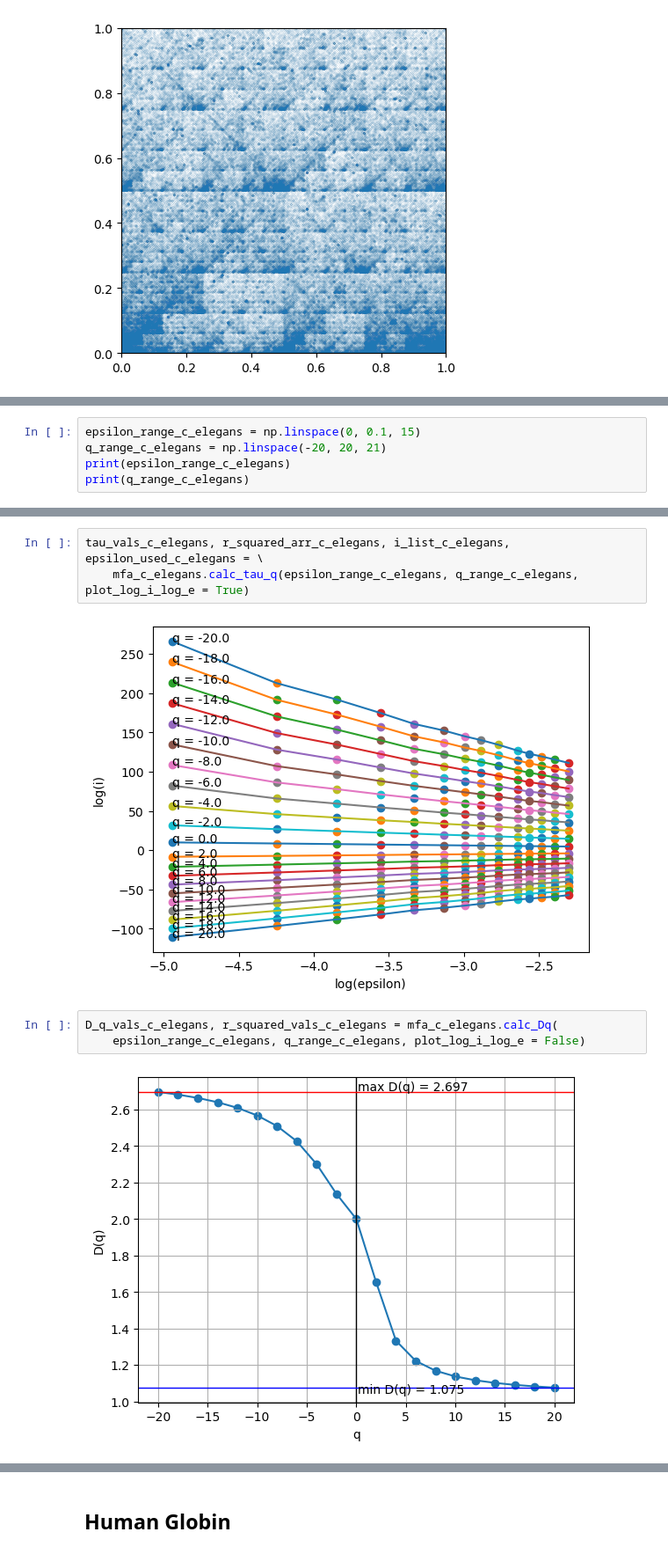
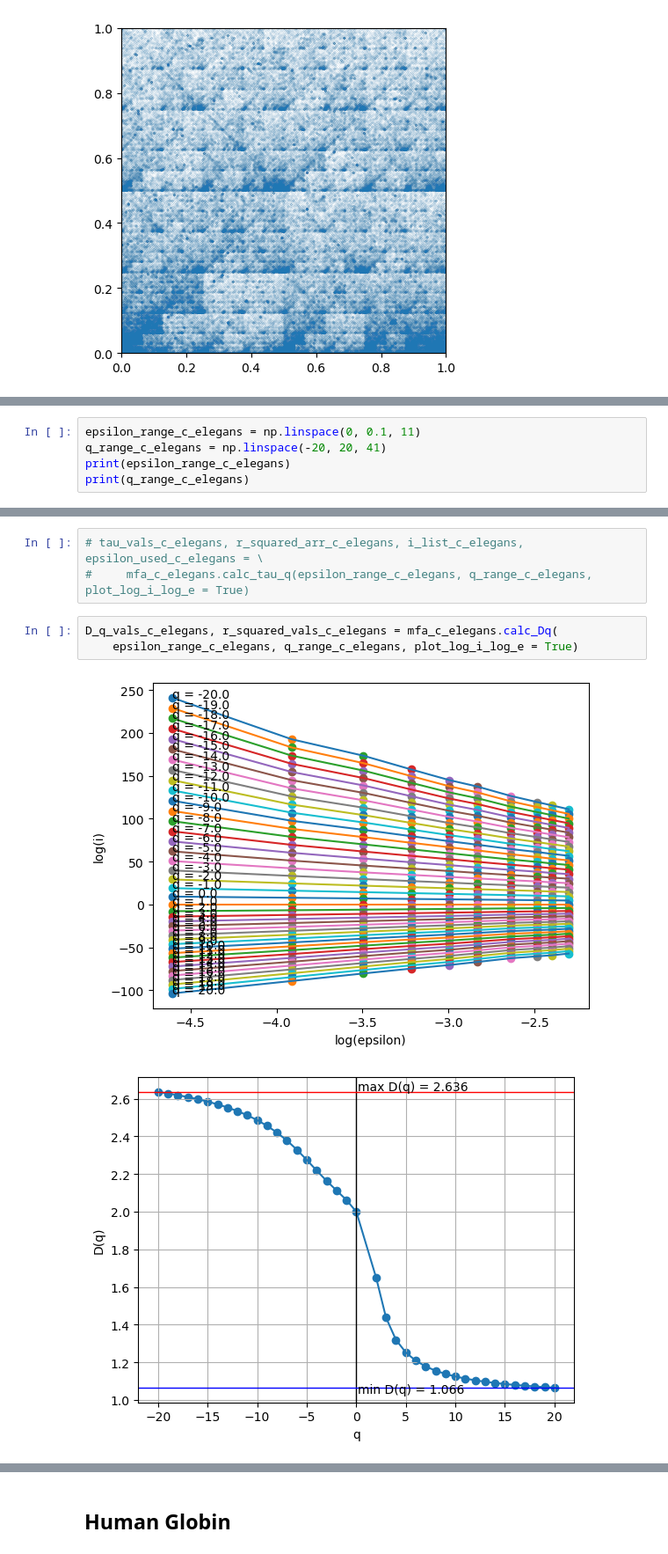
Before and after one commit to DiegoFLM/Analysis-of-microbial-genomes--MFA-GC-content-lifestyle-and-human-microbiome, a Jupyter notebook: notebooks_and_info/MFA_code/cgr_nb.ipynb, the cells around one changed output, grey strips where cells are left out. Shown at 88% size. Cells and saved outputs as stored; diff of their text form.

Commit message:
for MFA_PROCESSOR: compute_gc_mfa_from_list() method for general CGR (not with powers) ready. for MFA: cgr_powers() and cgr_next_power() working.

```diff
--- a/notebooks_and_info/MFA_code/cgr_nb.ipynb
+++ b/notebooks_and_info/MFA_code/cgr_nb.ipynb
@@ -216,6 +274,6 @@ mfa_c_elegans = MFA(seq_c_elegans)
 # %%
-epsilon_range_c_elegans = np.linspace(0, 0.1, 15)
-q_range_c_elegans = np.linspace(-20, 20, 21)
+epsilon_range_c_elegans = np.linspace(0, 0.1, 11)
+q_range_c_elegans = np.linspace(-20, 20, 41)
 print(epsilon_range_c_elegans)
 print(q_range_c_elegans)
 # %% [output]
@@ -227,13 +284,12 @@ print(q_range_c_elegans)
 # %%
-tau_vals_c_elegans, r_squared_arr_c_elegans, i_list_c_elegans, epsilon_used_c_elegans = \
-    mfa_c_elegans.calc_tau_q(epsilon_range_c_elegans, q_range_c_elegans, plot_log_i_log_e = True)
+# tau_vals_c_elegans, r_squared_arr_c_elegans, i_list_c_elegans, epsilon_used_c_elegans = \
+#     mfa_c_elegans.calc_tau_q(epsilon_range_c_elegans, q_range_c_elegans, plot_log_i_log_e = True)
-# %% [output]
-[figure, removed]
 # %%
 D_q_vals_c_elegans, r_squared_vals_c_elegans = mfa_c_elegans.calc_Dq(
-    epsilon_range_c_elegans, q_range_c_elegans, plot_log_i_log_e = False)
+    epsilon_range_c_elegans, q_range_c_elegans, plot_log_i_log_e = True)
 # %% [output]
-[figure, old version]
+[figure, new version]
+[figure, added]
 # %%
 D_q_vals_c_elegans
 # %% [output]
```
Also changed, not shown: parts of 17 cells of this notebook, 3 other files.
